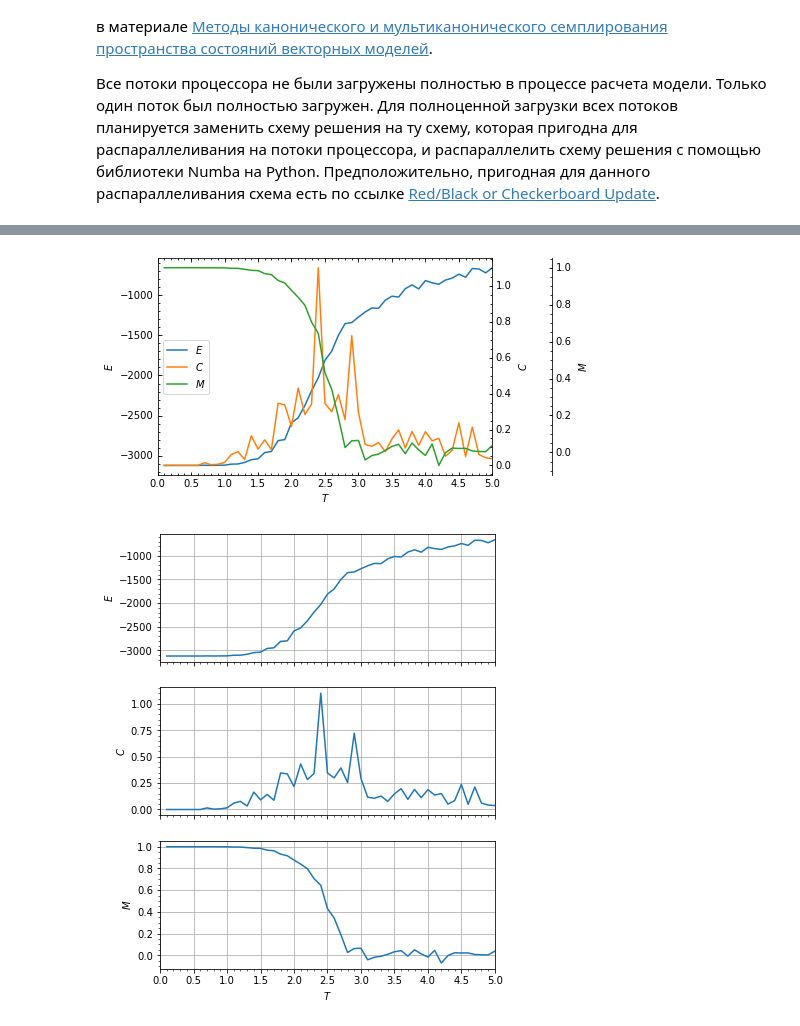
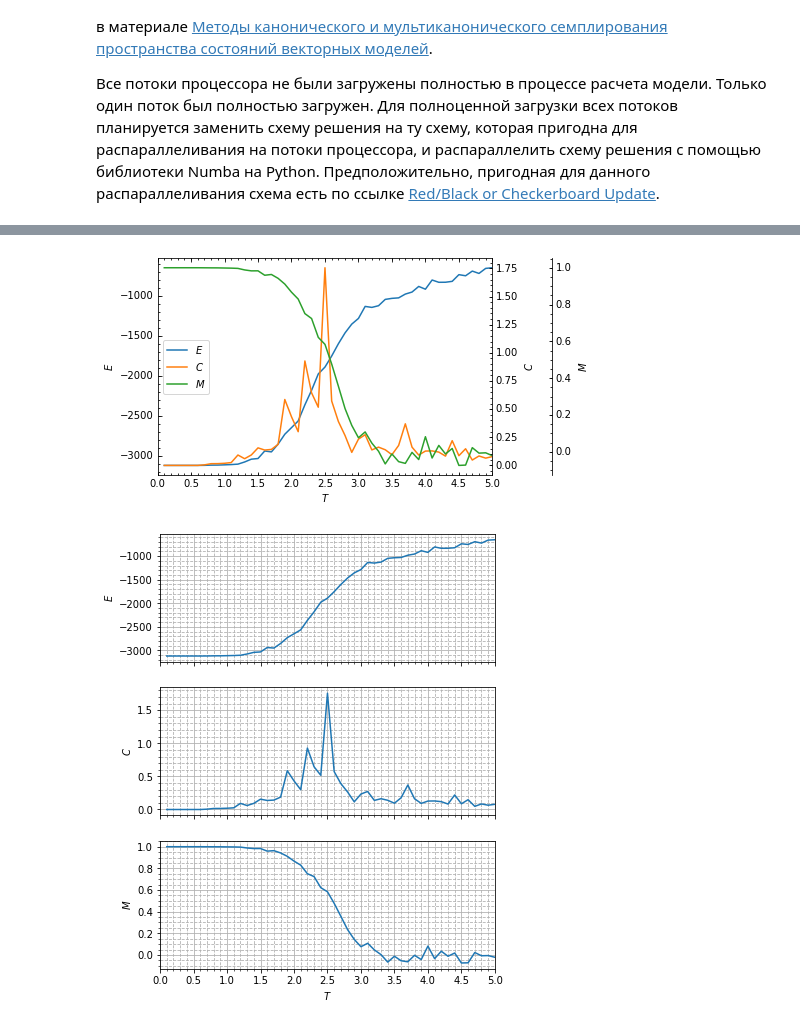
Before and after one commit to alz610/repo, a Jupyter notebook: others/ising_model.ipynb, the cells around one changed output, grey strips where cells are left out. Drawn from its saved outputs; the diff is of its cells as text; code cells hidden in the pictures.

```diff
--- a/others/ising_model.ipynb
+++ b/others/ising_model.ipynb
@@ -34,9 +36,10 @@ $$\Delta M_{i, \ j} = - 2 \frac 1 N x_{i, \ j}$$
 def calc_model_nb(x, T_level, n_step, window, J, h):
     k_Boltzmann = 1
 
-    n_side = x.shape[0]
-    n_particles = count_nonzero(x)
+    n_side = x.shape[0] - 2
+    n_particles = n_side * n_side
     n_level = T_level.shape[0]
+
     E0 = - J * ((x[:-1, 1:] + x[1:, :-1]) * x[:-1, :-1]).sum() - h * x.sum()
     M0 = x.sum() / n_particles
 
@@ -52,10 +55,9 @@ def calc_model_nb(x, T_level, n_step, window, J, h):
         T = T_level[l]
 
         for k in range(n_step):
-            i = random.randint(0, n_side)
-            j = random.randint(0, n_side)
+            i = random.randint(1, n_side + 1)
+            j = random.randint(1, n_side + 1)
 
-            # \Delta E = E_{tr} - E
             dE = 2 * J * (x[i - 1, j] + x[i, j - 1] + x[i + 1, j] + x[i, j + 1]) * x[i, j] + 2 * h * x[i, j]
             dM = - 2 * x[i, j] / n_particles
 
@@ -156,8 +170,6 @@ plt.show()
 
 Все потоки процессора не были загружены полностью в процессе расчета модели. Только один поток был полностью загружен. Для полноценной загрузки всех потоков планируется заменить схему решения на ту схему, которая пригодна для распараллеливания на потоки процессора, и распараллелить схему решения с помощью библиотеки Numba на Python. Предположительно, пригодная для данного распараллеливания схема есть по ссылке [Red/Black or Checkerboard Update](http://www.new-npac.org/projects/cdroms/cewes-1999-06-vol1/cps615course/csematerials/applications/mc/montecarlo/node64.html).
 # %%
-plt.rcParams['axes.grid'] = True
-
 a, b = 1, 2
 fig, (axE, axC, axM) = plt.subplots(3, 1, sharex=True, figsize=(a * 6, b * 4))
 axM.set_xlabel('$T$')  # Температура
@@ -169,12 +181,15 @@ axC.plot(T, C)
 axM.plot(T, M)
 axM.set_xlim(0, 5)
 
-from matplotlib.ticker import (MultipleLocator, AutoMinorLocator)
+for ax in axE, axC, axM:
+    ax.grid(b=True, which='major', linestyle='-')
+    ax.grid(b=True, which='minor', linestyle='--')
+
+from matplotlib.ticker import MultipleLocator, AutoMinorLocator
 axM.xaxis.set_major_locator(MultipleLocator(0.5))
 axM.xaxis.set_minor_locator(AutoMinorLocator())
-for ax in (axM, axE, axC):
+for ax in axM, axE, axC:
     ax.yaxis.set_minor_locator(AutoMinorLocator())
 
-plt.rcParams['axes.grid'] = False
 plt.show()
 # %% [output]
@@ -234,7 +248,7 @@ host.set_ylabel("$E$")
 par1.set_ylabel("$C$")
 par2.set_ylabel("$M$")
 
-from matplotlib.ticker import (MultipleLocator, AutoMinorLocator)
+from matplotlib.ticker import MultipleLocator, AutoMinorLocator
 host.xaxis.set_major_locator(MultipleLocator(0.5))
 host.xaxis.set_minor_locator(AutoMinorLocator())
 for ax in (host, par1, par2):
@@ -245,28 +259,29 @@ host.set_xlim(0, 5)
 host.legend(loc='center left')
 plt.show()
 # %% [output]
-[figure, old version]
+[figure, new version]
 # %%
-plt.rcParams['axes.grid'] = True
-
 a, b = 1, 2
 fig, (axE, axC, axM) = plt.subplots(3, 1, sharex=True, figsize=(a * 6, b * 4))
 axM.set_xlabel('$T$')  # Температура
 axE.set_ylabel('$E$')  # Энергия
 axC.set_ylabel('$C$')  # Темплоемкость
 axM.set_ylabel('$M$')  # Намагниченность
 axE.plot(T, E)
 axC.plot(T, C)
 axM.plot(T, M)
 axM.set_xlim(0, 5)
 
-from matplotlib.ticker import (MultipleLocator, AutoMinorLocator)
+for ax in axE, axC, axM:
+    ax.grid(b=True, which='major', linestyle='-')
+    ax.grid(b=True, which='minor', linestyle='--')
+
+from matplotlib.ticker import MultipleLocator, AutoMinorLocator
 axM.xaxis.set_major_locator(MultipleLocator(0.5))
 axM.xaxis.set_minor_locator(AutoMinorLocator())
-for ax in (axM, axE, axC):
+for ax in axM, axE, axC:
     ax.yaxis.set_minor_locator(AutoMinorLocator())
 
-plt.rcParams['axes.grid'] = False
 plt.show()
 # %% [output]
-[figure, old version]
+[figure, new version]
```
Also changed, not shown: parts of 10 cells of this notebook.
